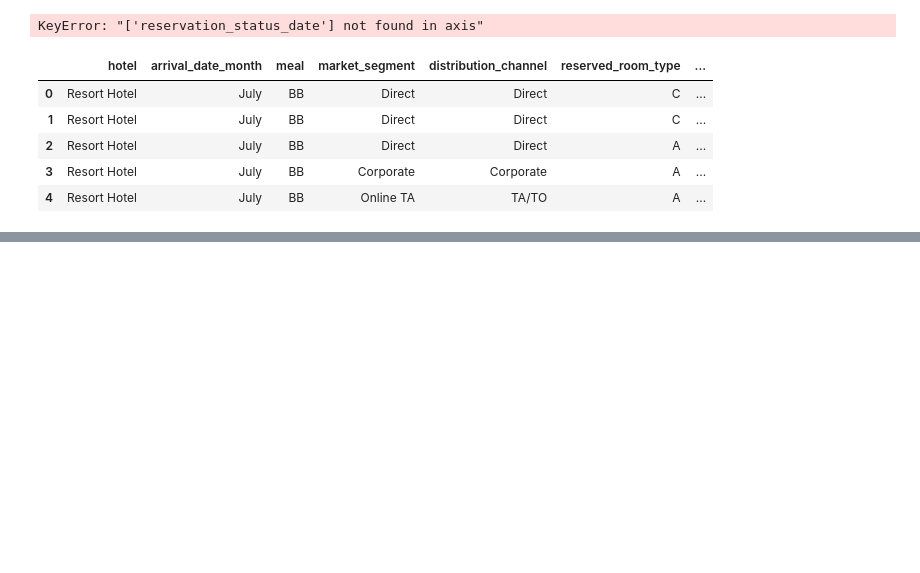
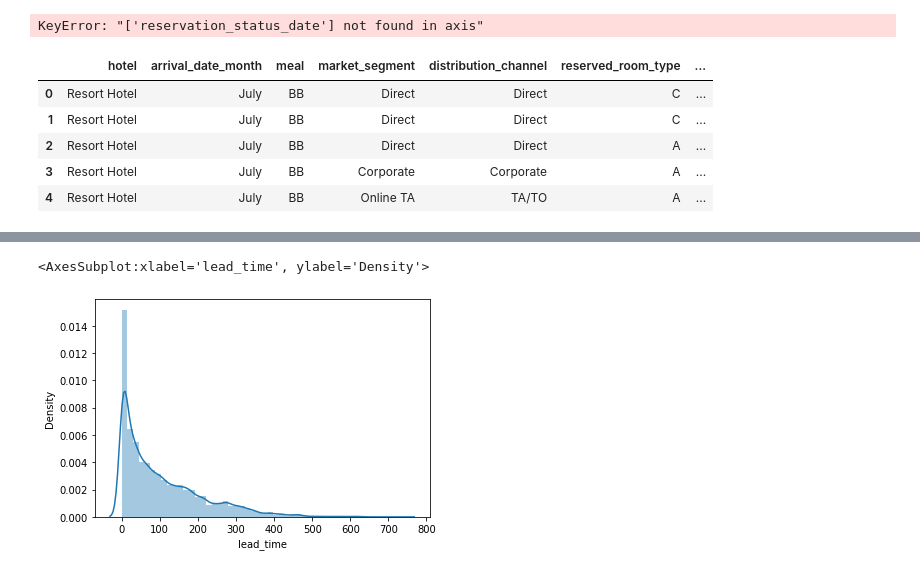
Before and after one commit to mehediitdba/ALL_PROJECT, a Jupyter notebook: Machine_Learning_Real_World_projects_in_Python/File-01_T_09.ipynb, the cells around one changed output, grey strips where cells are left out. Drawn from its saved outputs; the diff is of its cells as text; code cells hidden in the pictures; blank space fills up the shorter version.

```diff
--- a/Machine_Learning_Real_World_projects_in_Python/File-01_T_09.ipynb
+++ b/Machine_Learning_Real_World_projects_in_Python/File-01_T_09.ipynb
@@ -652,0 +675,4 @@ data_cat.head()
+# %%
+for col in cols:
+    print(data_cat.groupby([col])['cancellation'].mean().to_dict())
+    print('\n')
@@ -652,0 +697,4 @@ data_cat.head()
+# %%
+for col in cols:
+    dict=data_cat.groupby([col])['cancellation'].mean().to_dict()
+    data_cat[col]=data_cat[col].map(dict)
@@ -652,0 +710,2 @@ data_cat.head()
+# %%
+dataframe=pd.concat([data_cat,data[num_fetures]],axis=1)
@@ -652,0 +721,2 @@ data_cat.head()
+# %%
+dataframe.drop('cancellation',axis=1,inplace=True)
@@ -652,0 +736,5 @@ data_cat.head()
+# %%
+sns.distplot(dataframe['lead_time'])
+# %% [output]
+<AxesSubplot:xlabel='lead_time', ylabel='Density'>
+[figure, added]
```
Also changed, not shown: parts of 15 cells of this notebook.
